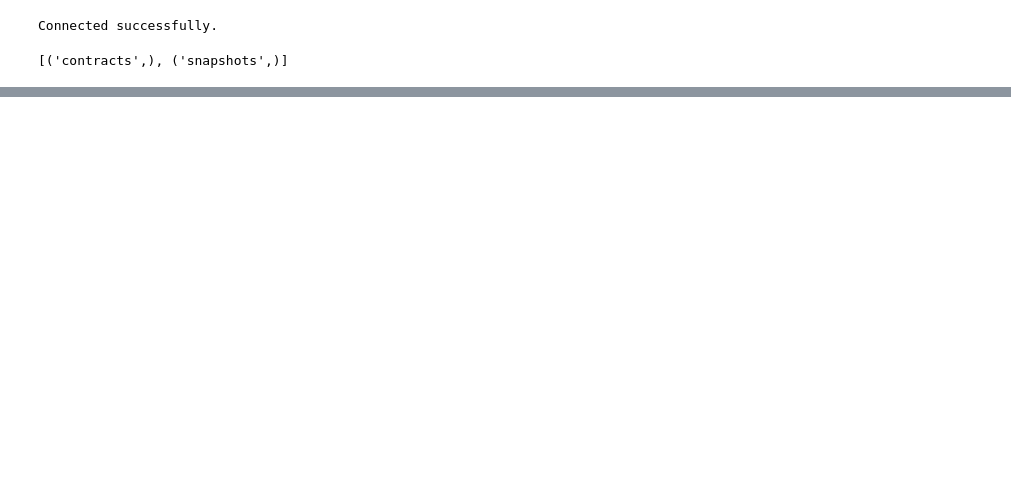
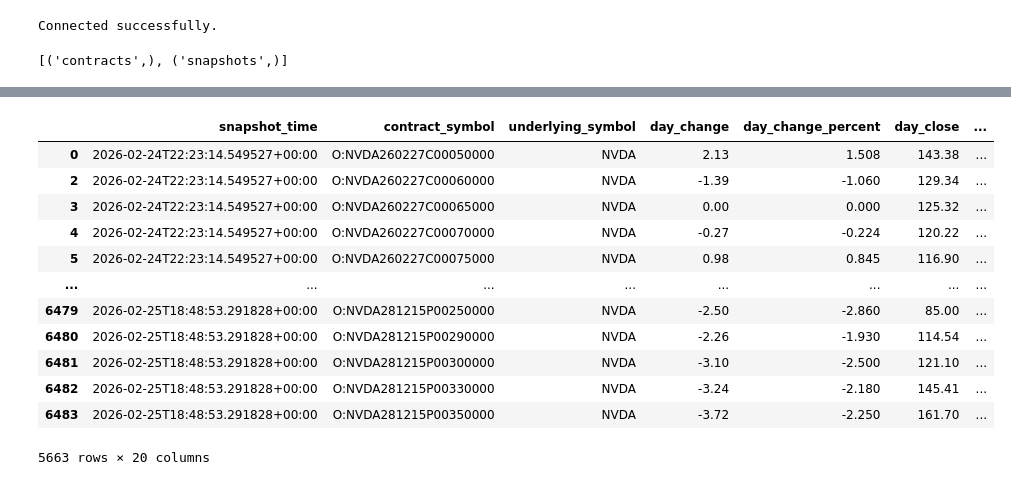
Before and after one commit to ethanfresh/options-mispricings, a Jupyter notebook: notebooks/exploration.ipynb, the cells around one changed output, grey strips where cells are left out. Drawn from its saved outputs; the diff is of its cells as text; code cells hidden in the pictures; blank space fills up the shorter version.

```diff
--- a/notebooks/exploration.ipynb
+++ b/notebooks/exploration.ipynb
@@ -155,0 +176,16 @@ df
+# %%
+df[df.duplicated(subset=['contract_symbol'], keep=False)]
+# %% [output]
+|  | snapshot_time | contract_symbol | underlying_symbol | day_change | day_change_percent | day_close | ... |
+| 0 | 2026-02-24T22:23:14.549527+00:00 | O:NVDA260227C00050000 | NVDA | 2.13 | 1.508 | 143.38 | ... |
+| 2 | 2026-02-24T22:23:14.549527+00:00 | O:NVDA260227C00060000 | NVDA | -1.39 | -1.060 | 129.34 | ... |
+| 3 | 2026-02-24T22:23:14.549527+00:00 | O:NVDA260227C00065000 | NVDA | 0.00 | 0.000 | 125.32 | ... |
+| 4 | 2026-02-24T22:23:14.549527+00:00 | O:NVDA260227C00070000 | NVDA | -0.27 | -0.224 | 120.22 | ... |
+| 5 | 2026-02-24T22:23:14.549527+00:00 | O:NVDA260227C00075000 | NVDA | 0.98 | 0.845 | 116.90 | ... |
+| ... | ... | ... | ... | ... | ... | ... | ... |
+| 6479 | 2026-02-25T18:48:53.291828+00:00 | O:NVDA281215P00250000 | NVDA | -2.50 | -2.860 | 85.00 | ... |
+| 6480 | 2026-02-25T18:48:53.291828+00:00 | O:NVDA281215P00290000 | NVDA | -2.26 | -1.930 | 114.54 | ... |
+| 6481 | 2026-02-25T18:48:53.291828+00:00 | O:NVDA281215P00300000 | NVDA | -3.10 | -2.500 | 121.10 | ... |
+| 6482 | 2026-02-25T18:48:53.291828+00:00 | O:NVDA281215P00330000 | NVDA | -3.24 | -2.180 | 145.41 | ... |
+| 6483 | 2026-02-25T18:48:53.291828+00:00 | O:NVDA281215P00350000 | NVDA | -3.72 | -2.250 | 161.70 | ... |
+5663 rows × 20 columns
```
Also changed, not shown: parts of 8 cells of this notebook, 5 other files.
